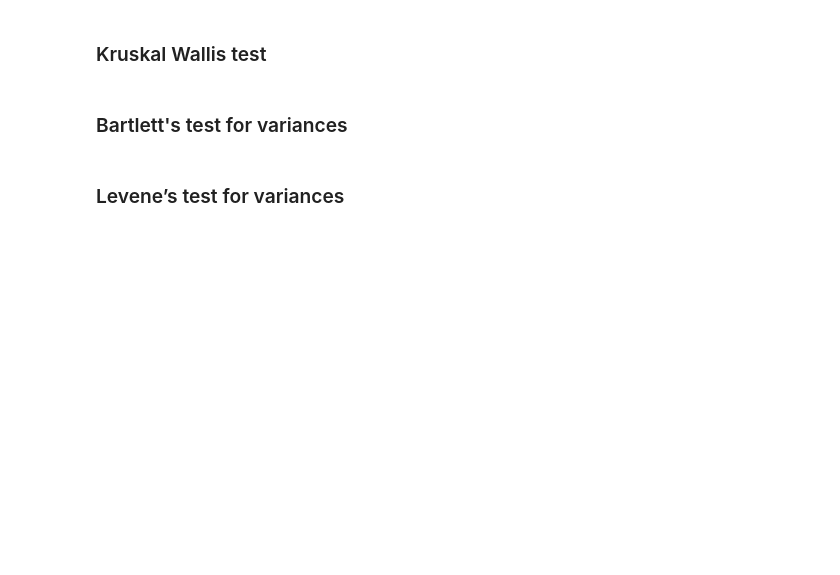
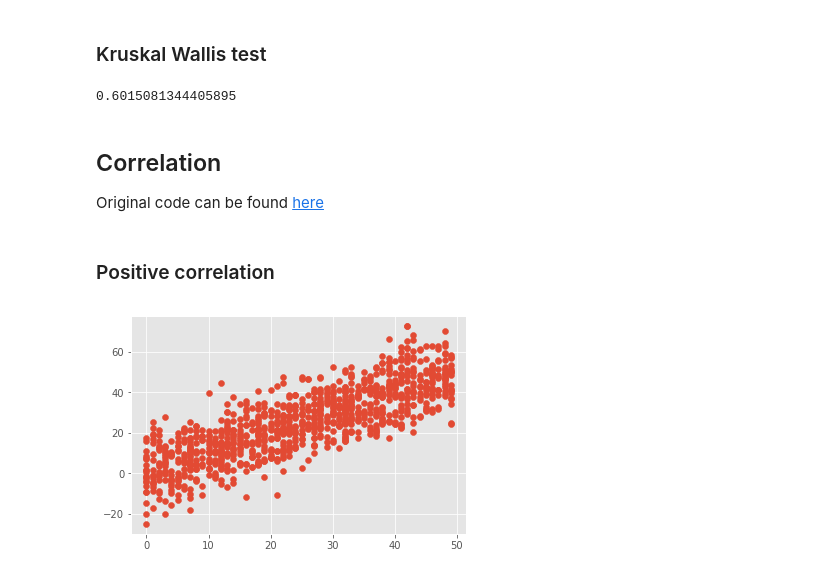
Before and after one commit to atos-datascience/data-analytics-and-science, a Jupyter notebook: example notebooks/Statistical Method References.ipynb, the cells around one changed output. Drawn from its saved outputs; the diff is of its cells as text; code cells hidden in the pictures; blank space fills up the shorter version.

Commit message:
Added correlation and time series analysis examples

```diff
--- a/example notebooks/Statistical Method References.ipynb
+++ b/example notebooks/Statistical Method References.ipynb
@@ -229,6 +217,38 @@ result.pvalue
 # %% [markdown]
 ### Kruskal Wallis test
-# %% [markdown]
-### Bartlett's test for variances
-# %% [markdown]
-### Levene’s test for variances
+# %%
+from scipy import stats
+
+x = [1, 3, 5, 7, 9]
+y = [2, 4, 6, 8, 10]
+
+result = stats.kruskal(x, y)
+result.pvalue
+# %% [output]
+0.6015081344405895
+# %% [markdown]
+## Correlation
+Original code can be found [here](http://benalexkeen.com/correlation-in-python/)
+# %% [markdown]
+### Positive correlation
+# %%
+import numpy as np
+import matplotlib
+import matplotlib.pyplot as plt
+%matplotlib inline
+matplotlib.style.use('ggplot')
+
+np.random.seed(1)
+
+# 1000 random integers between 0 and 50
+x = np.random.randint(0, 50, 1000)
+
+# Positive Correlation with some noise
+y = x + np.random.normal(0, 10, 1000)
+
+# Use np.corrcoef(x, y) for numbers
+
+plt.scatter(x, y)
+plt.show()
+# %% [output]
+[figure, added]
```
Also changed, not shown: parts of 24 cells of this notebook, 1 other file.
